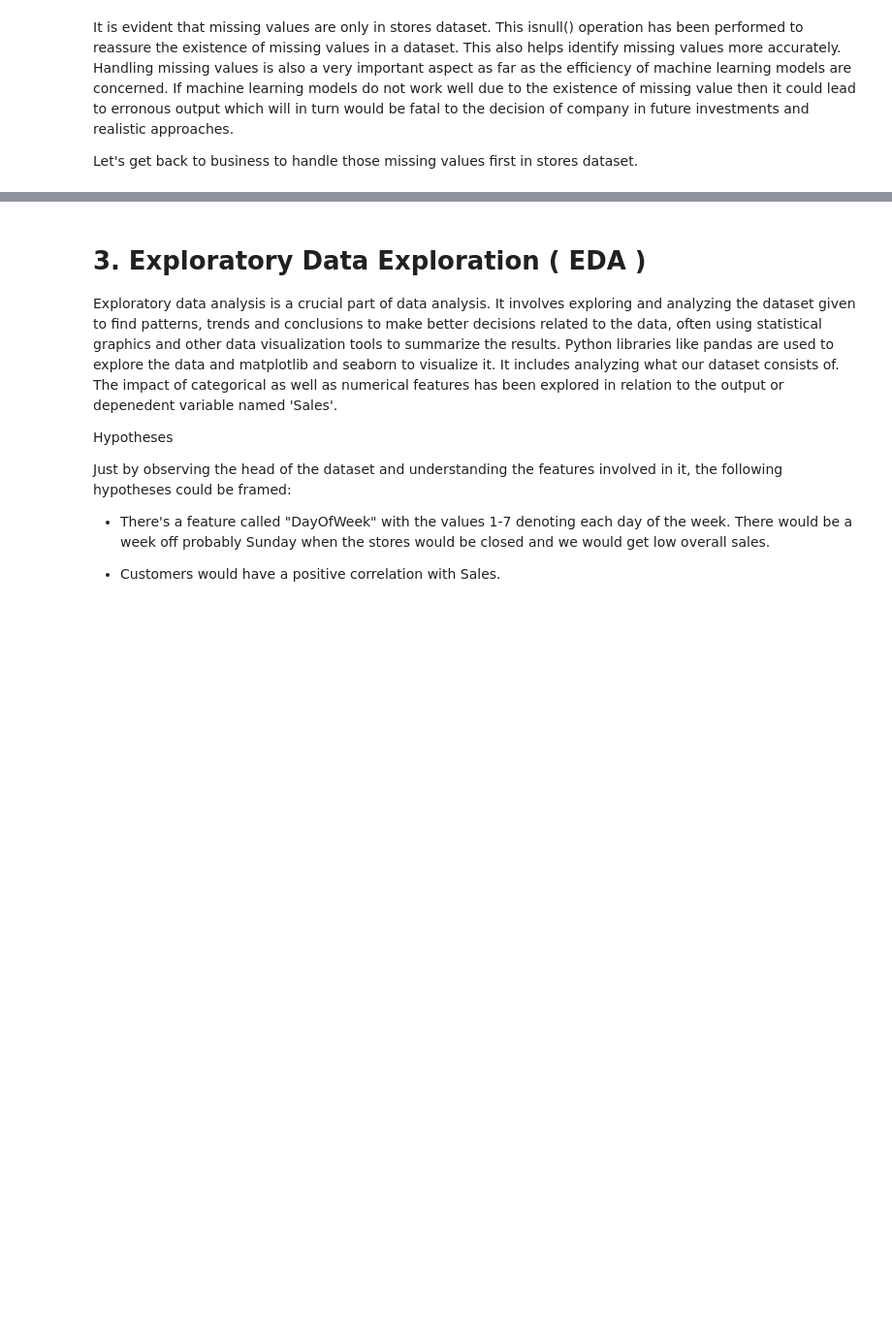
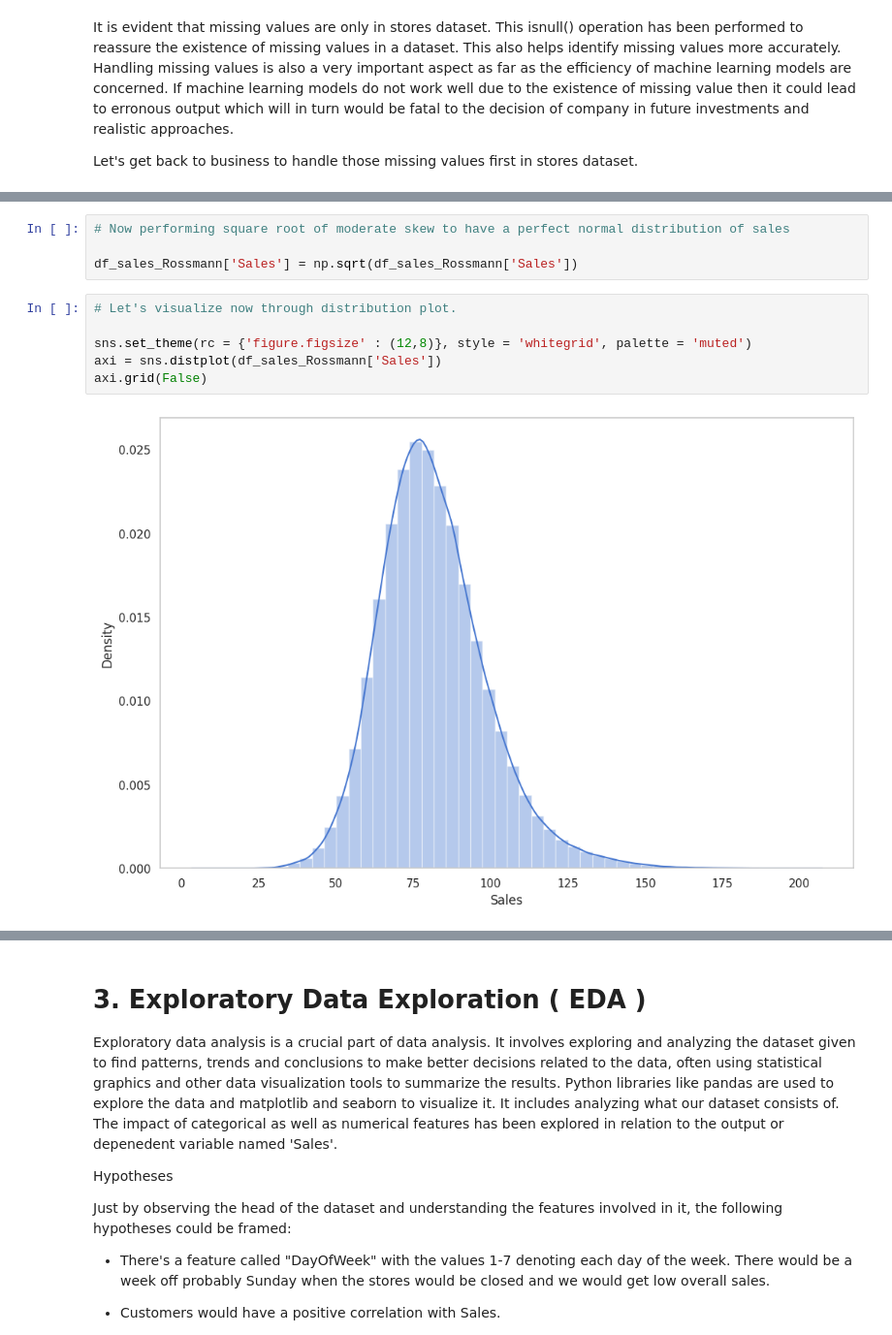
Before and after one commit to saptaksubhra/Regression-ML-Retail-Sales-Prediction-Rossmann, a Jupyter notebook: Rossmann_Sales_Prediction_Final_Notebook_Capstone_Project.ipynb, the cells around one changed output, grey strips where cells are left out. Shown: that part at 97% size. Drawn from its saved outputs; the diff is of its cells as text; blank space fills up the shorter version.

```diff
--- a/Rossmann_Sales_Prediction_Final_Notebook_Capstone_Project.ipynb
+++ b/Rossmann_Sales_Prediction_Final_Notebook_Capstone_Project.ipynb
@@ -899,0 +722,12 @@ df_merge_StateHoliday
+# %%
+# Now performing square root of moderate skew to have a perfect normal distribution of sales
+
+df_sales_Rossmann['Sales'] = np.sqrt(df_sales_Rossmann['Sales'])
+# %%
+# Let's visualize now through distribution plot.
+
+sns.set_theme(rc = {'figure.figsize' : (12,8)}, style = 'whitegrid', palette = 'muted')
+axi = sns.distplot(df_sales_Rossmann['Sales'])
+axi.grid(False)
+# %% [output]
+[figure, added]
```
Also changed, not shown: parts of 97 cells of this notebook.
